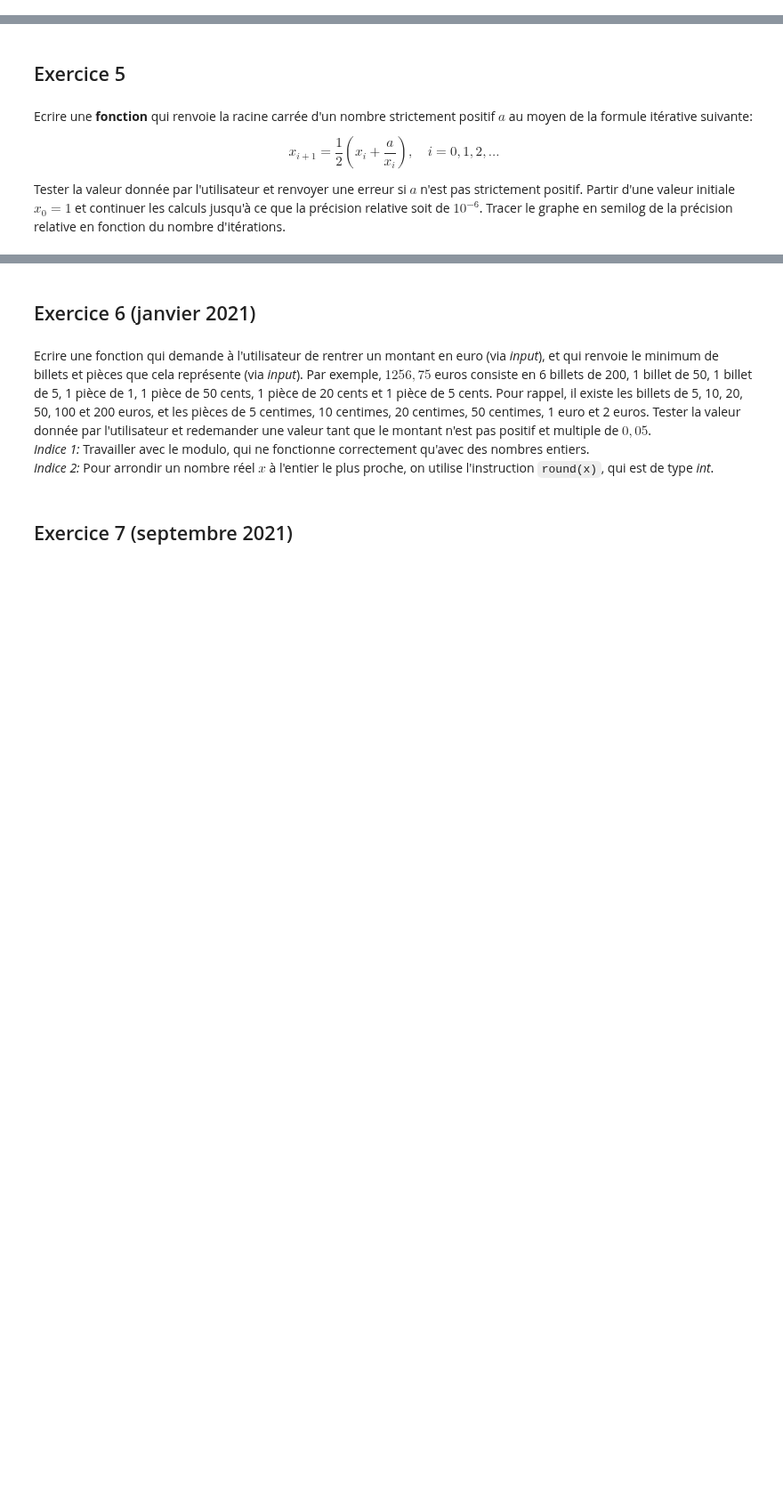
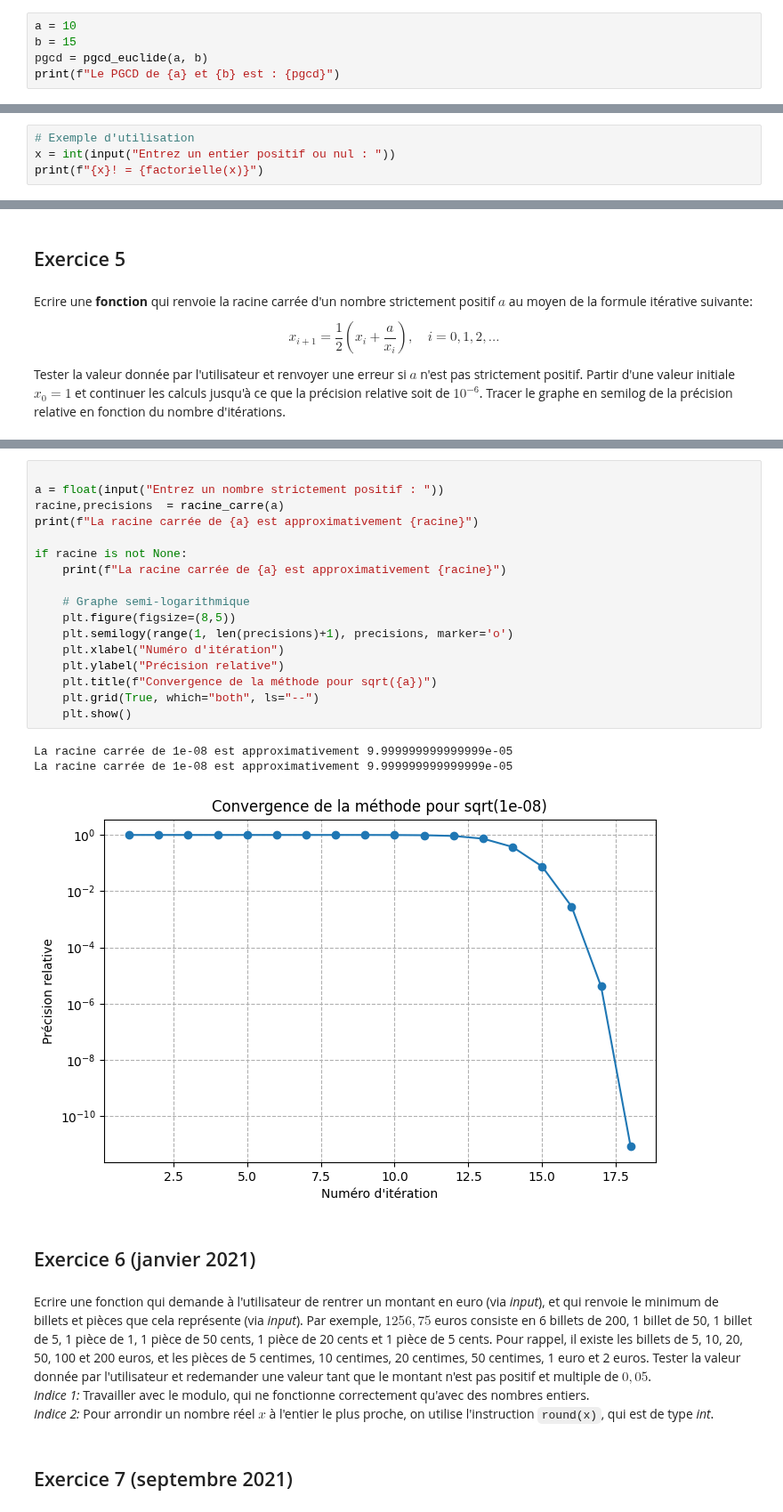
Before and after one commit to Appalings03/Condorcet-informatique-Python, a Jupyter notebook: Python3/chap4.ipynb, the cells around one changed output, grey strips where cells are left out. Shown at 89% size. Cells and saved outputs as stored; diff of their text form; blank space fills up the shorter version.

```diff
--- a/Python3/chap4.ipynb
+++ b/Python3/chap4.ipynb
@@ -890,0 +995,5 @@ Tester les nombres donnés par l'utilisateur et renvoyer une erreur si ceux-ci n
+# %%
+a = 10
+b = 15
+pgcd = pgcd_euclide(a, b)
+print(f"Le PGCD de {a} et {b} est : {pgcd}")
@@ -894,0 +1032,4 @@ Ecrire une **fonction** qui renvoie en output la factorielle d'un nombre entier.
+# %%
+# Exemple d'utilisation
+x = int(input("Entrez un entier positif ou nul : "))
+print(f"{x}! = {factorielle(x)}")
@@ -905,3 +1083,24 @@ Tester la valeur donnée par l'utilisateur et renvoyer une erreur si $a$ n'est p
+# %%
+
+a = float(input("Entrez un nombre strictement positif : "))
+racine,precisions  = racine_carre(a)
+print(f"La racine carrée de {a} est approximativement {racine}")
+
+if racine is not None:
+    print(f"La racine carrée de {a} est approximativement {racine}")
+
+    # Graphe semi-logarithmique
+    plt.figure(figsize=(8,5))
+    plt.semilogy(range(1, len(precisions)+1), precisions, marker='o')
+    plt.xlabel("Numéro d'itération")
+    plt.ylabel("Précision relative")
+    plt.title(f"Convergence de la méthode pour sqrt({a})")
+    plt.grid(True, which="both", ls="--")
+    plt.show()
+# %% [output]
+La racine carrée de 1e-08 est approximativement 9.999999999999999e-05
+La racine carrée de 1e-08 est approximativement 9.999999999999999e-05
+[figure, added]
 # %% [markdown]
 ## Exercice 6 (janvier 2021)
 # %% [markdown]
```
Also changed, not shown: parts of 16 cells of this notebook, 6 other files.
